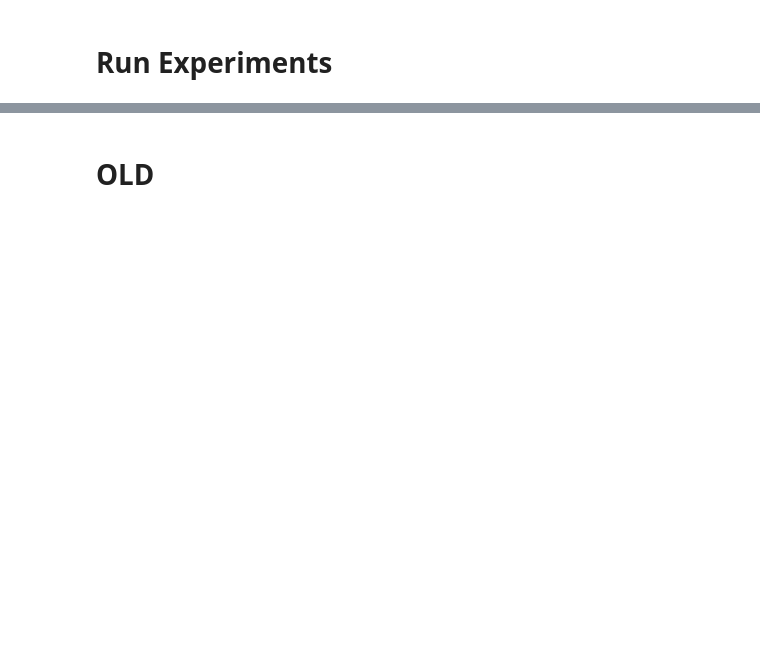
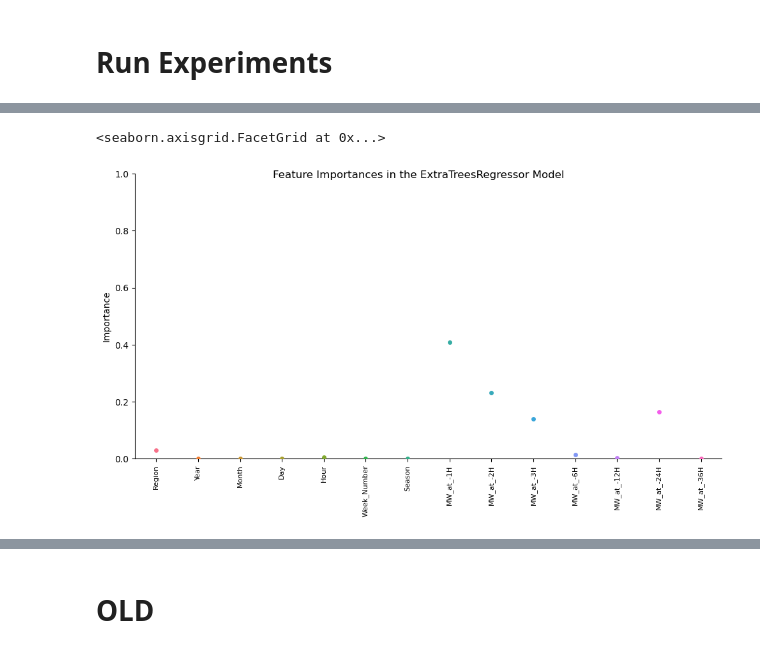
Before and after one commit to TheGuy42/ReliabilityInML_Project, a Jupyter notebook: Energy_ds/train.ipynb, the cells around one changed output, grey strips where cells are left out. Cells and saved outputs as stored; diff of their text form; code cells hidden in the pictures; blank space fills up the shorter version.

```diff
--- a/Energy_ds/train.ipynb
+++ b/Energy_ds/train.ipynb
@@ -260,7 +267,7 @@ class Experiment:
         self.test_batch_size: int = test_batch_size
 
     def train(self, train_ds: EnergyDataset):
-        self.model.fit(train_ds.features, train_ds.labels)
+        self.model.fit(train_ds.features, train_ds.labels, batch_size=self.test_batch_size)
 
     def eval(self, val_ds: EnergyDataset):
         preds = self.model.predict(val_ds.features)
@@ -390,6 +452,11 @@ rf = ExtraTreesRegressor(
 #     random_state=42,
 #     verbose=True,
 # )
+# %%
+class RiskFilter2(risk.RiskFilter):
+    def __init__(self, risk:Risk, feature_cols:list[str], cfg:DatasetConfig, name:str=''):
+        self.config = cfg
+        super().__init__(risk, feature_cols, self.config.conditions, name)
 # %%
 tests = []
 
@@ -404,16 +471,23 @@ hyp_test_1 = H0(tolerance=1.1,
                 )
 tests.append((hyp_test_1, mae_risk))
 
-quantile_risk = risk.Quantile(0.8)
-hyp_test_2 = H0(tolerance=1.1,
-                lower_bound=EmpbernConjmix(0.05),
-                upper_bound=EmpbernConjmix(0.05)
-                )
+# quantile_risk = risk.Quantile(0.8)
+# hyp_test_2 = H0(tolerance=1.1,
+#                 lower_bound=EmpbernConjmix(0.05),
+#                 upper_bound=EmpbernConjmix(0.05)
+#                 )
 # tests.append((hyp_test_2, quantile_risk))
+# def season_filter(season:SEASON):
+#     def filter_sesaon(df):
+#         return df['Season']==season.value
+#     return filter_sesaon
 
 for season in SEASON:
+    conf = DatasetConfig(season=[season])
+
     mae = risk.MAE()
-    filter_risk = risk.RiskFilter(mae, columns, lambda df: df['Season']==season.value, name=season.name)
+
+    filter_risk = RiskFilter2(mae, columns, conf, name=season.name)
     hyp_test_3 = H0(tolerance=1.1,
                     lower_bound=EmpbernConjmix(0.05),
                     upper_bound=EmpbernConjmix(0.05)
@@ -435,11 +543,14 @@ experiment.eval(train_ds)
 # %%
 # Show feature inportances
 feature_cols = train_ds.features_df.columns
 featureimportances = pd.DataFrame(experiment.model.model.feature_importances_.reshape(1,-1), columns=feature_cols)
 # fig, ax = plt.subplots(dpi=200, figsize=(10, 5))
 g = sns.catplot(data=featureimportances, aspect=2)
 g.set_xticklabels(rotation=90, fontsize=8)
-g.figure.suptitle(f"Feature Importances in the {experiment.model.model.__class__.__name} Model")
+g.figure.suptitle(f"Feature Importances in the {experiment.model.model.__class__.__name__} Model")
 g.set_ylabels("Importance")
 g.set(ylim=(0, 1))
+# %% [output]
+<seaborn.axisgrid.FacetGrid at 0x...>
+[figure, added]
 # %%
```
Also changed, not shown: parts of 17 cells of this notebook, 5 other files.
